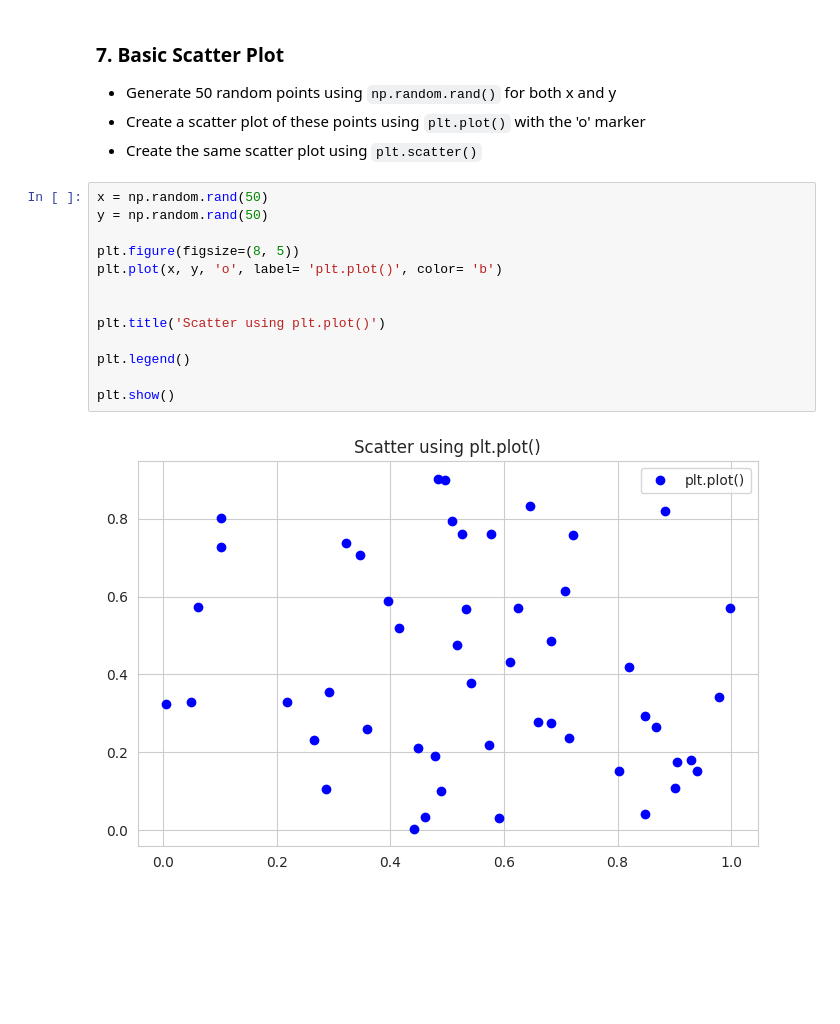
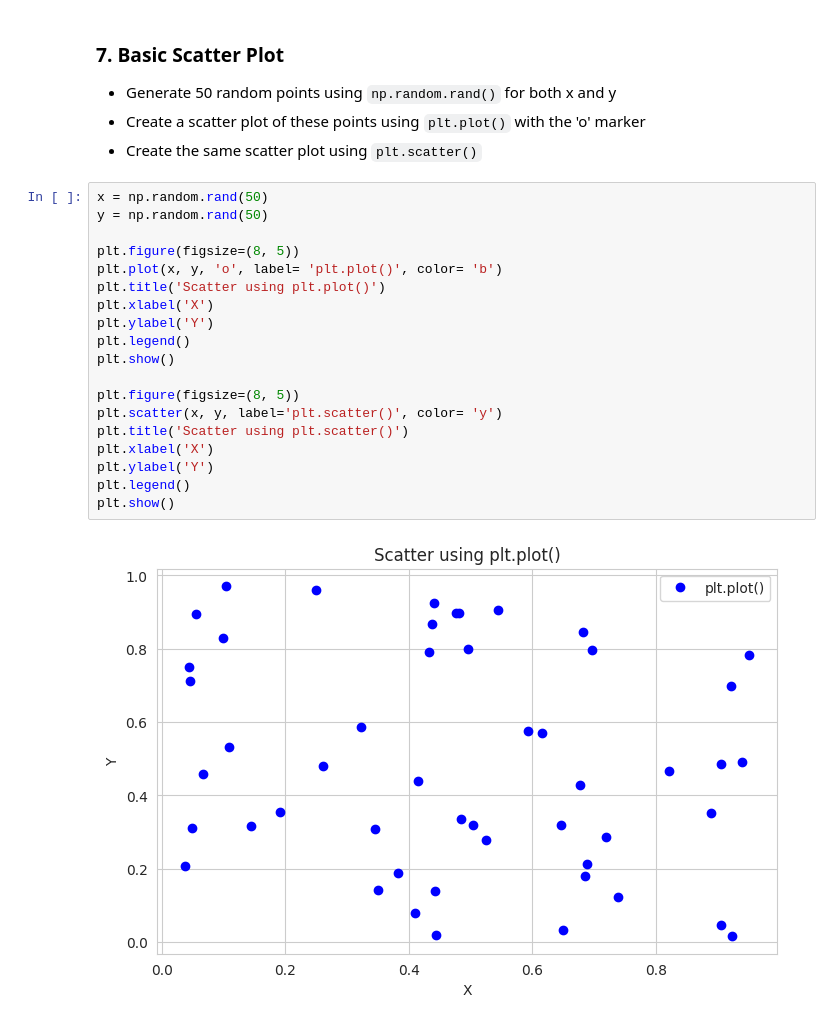
Before and after one commit to kamangirkhan/Data110, a Jupyter notebook: ArashNateghian_week3_data110_assignment.ipynb, the cells around one changed output. Drawn from its saved outputs; the diff is of its cells as text; blank space fills up the shorter version.

```diff
--- a/ArashNateghian_week3_data110_assignment.ipynb
+++ b/ArashNateghian_week3_data110_assignment.ipynb
@@ -173,15 +173,21 @@ plt.show()
 # %%
 x = np.random.rand(50)
 y = np.random.rand(50)
 
 plt.figure(figsize=(8, 5))
 plt.plot(x, y, 'o', label= 'plt.plot()', color= 'b')
+plt.title('Scatter using plt.plot()')
+plt.xlabel('X')
+plt.ylabel('Y')
+plt.legend()
+plt.show()
 
-
-plt.title('Scatter using plt.plot()')
-
+plt.figure(figsize=(8, 5))
+plt.scatter(x, y, label='plt.scatter()', color= 'y')
+plt.title('Scatter using plt.scatter()')
+plt.xlabel('X')
+plt.ylabel('Y')
 plt.legend()
-
 plt.show()
 # %% [output]
-[figure, old version]
+[figure, new version]
```
Also changed, not shown: parts of 6 cells of this notebook.
